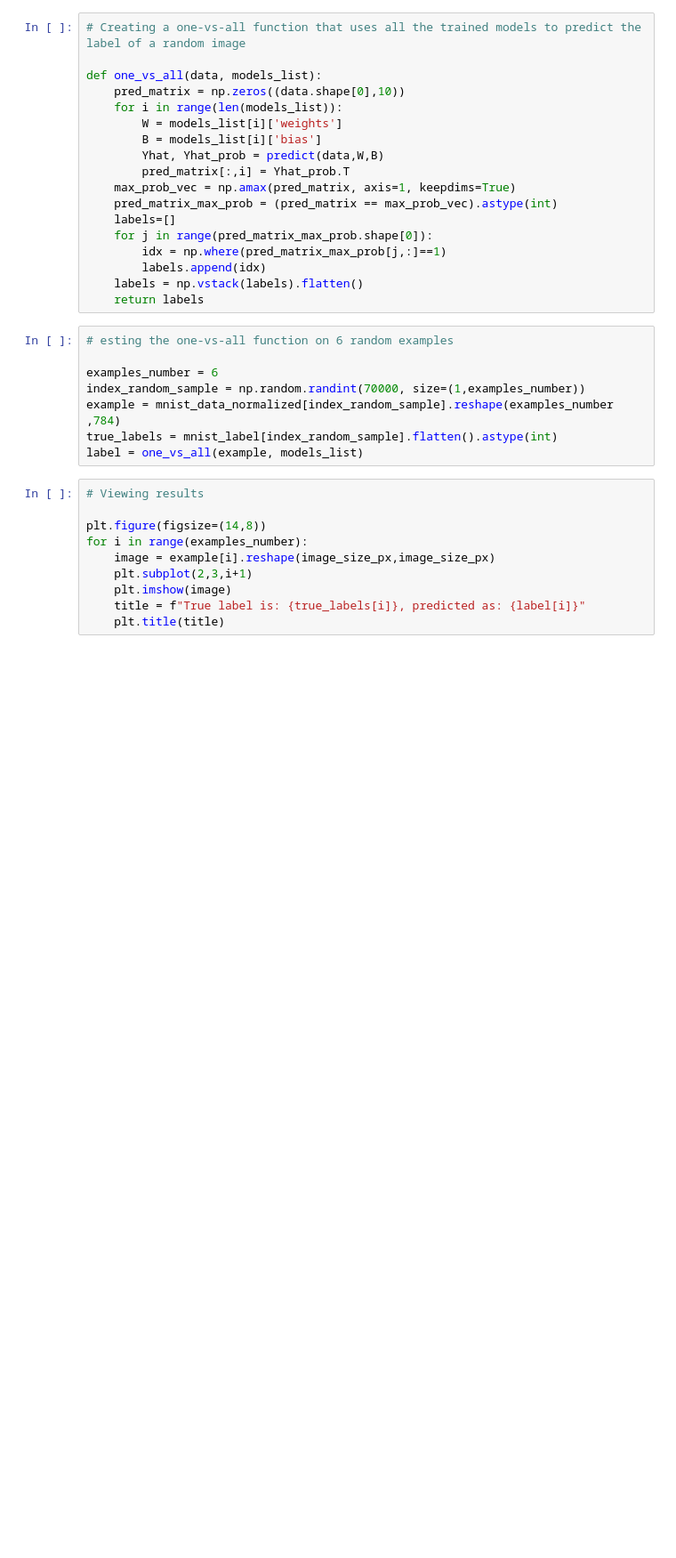
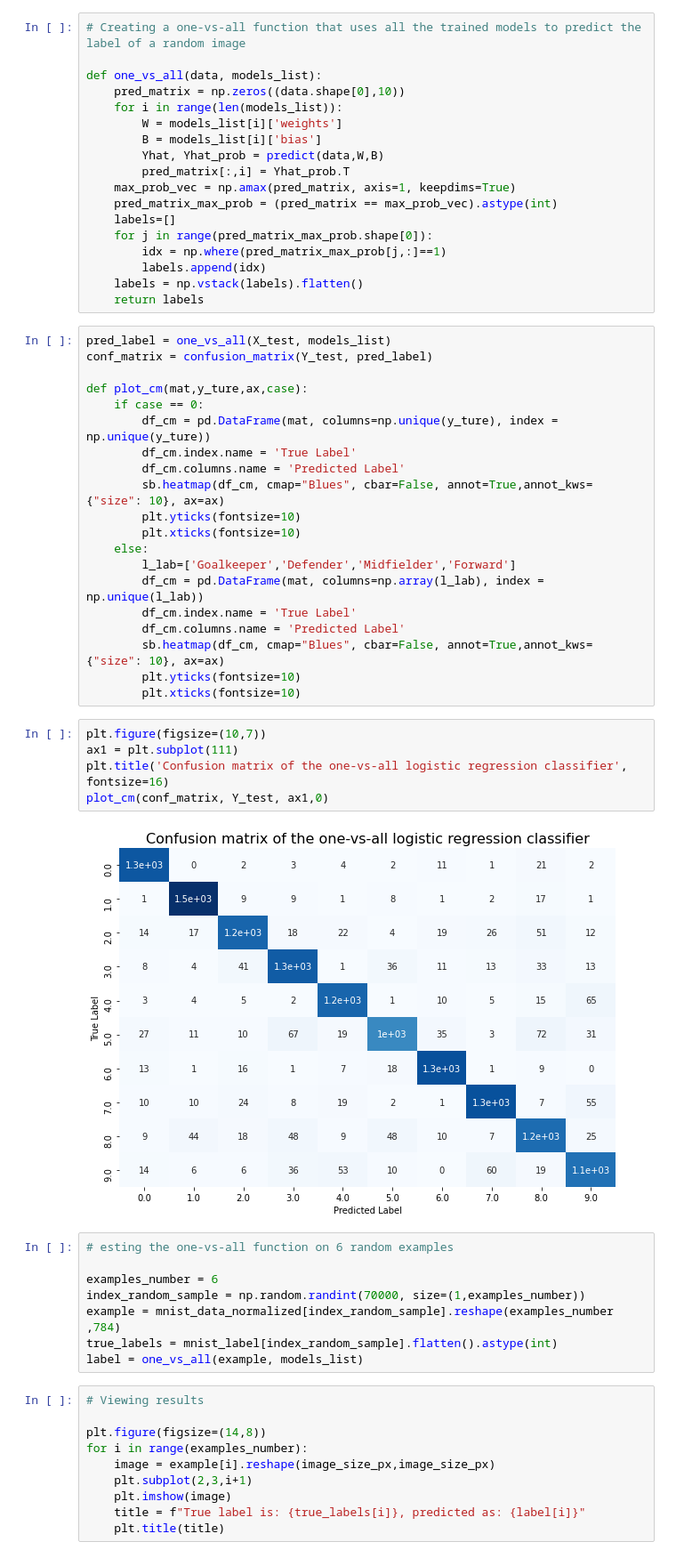
Before and after one commit to Hmzbo/LogRegMNIST, a Jupyter notebook: MNIST Logistic Reg proj.ipynb, the cells around one changed output. Shown at 89% size. Drawn from its saved outputs; the diff is of its cells as text; blank space fills up the shorter version.

```diff
--- a/MNIST Logistic Reg proj.ipynb
+++ b/MNIST Logistic Reg proj.ipynb
@@ -301,6 +317,33 @@ def one_vs_all(data, models_list):
         labels.append(idx)
     labels = np.vstack(labels).flatten()
     return labels
+# %%
+pred_label = one_vs_all(X_test, models_list)
+conf_matrix = confusion_matrix(Y_test, pred_label)
+
+def plot_cm(mat,y_ture,ax,case):
+    if case == 0:
+        df_cm = pd.DataFrame(mat, columns=np.unique(y_ture), index = np.unique(y_ture))
+        df_cm.index.name = 'True Label'
+        df_cm.columns.name = 'Predicted Label'
+        sb.heatmap(df_cm, cmap="Blues", cbar=False, annot=True,annot_kws={"size": 10}, ax=ax)
+        plt.yticks(fontsize=10)
+        plt.xticks(fontsize=10)
+    else:
+        l_lab=['Goalkeeper','Defender','Midfielder','Forward']
+        df_cm = pd.DataFrame(mat, columns=np.array(l_lab), index = np.unique(l_lab))
+        df_cm.index.name = 'True Label'
+        df_cm.columns.name = 'Predicted Label'
+        sb.heatmap(df_cm, cmap="Blues", cbar=False, annot=True,annot_kws={"size": 10}, ax=ax)
+        plt.yticks(fontsize=10)
+        plt.xticks(fontsize=10)
+# %%
+plt.figure(figsize=(10,7))
+ax1 = plt.subplot(111)
+plt.title('Confusion matrix of the one-vs-all logistic regression classifier', fontsize=16)
+plot_cm(conf_matrix, Y_test, ax1,0)
+# %% [output]
+[figure, added]
 # %%
 # esting the one-vs-all function on 6 random examples
 
```
Also changed, not shown: parts of 15 cells of this notebook.
